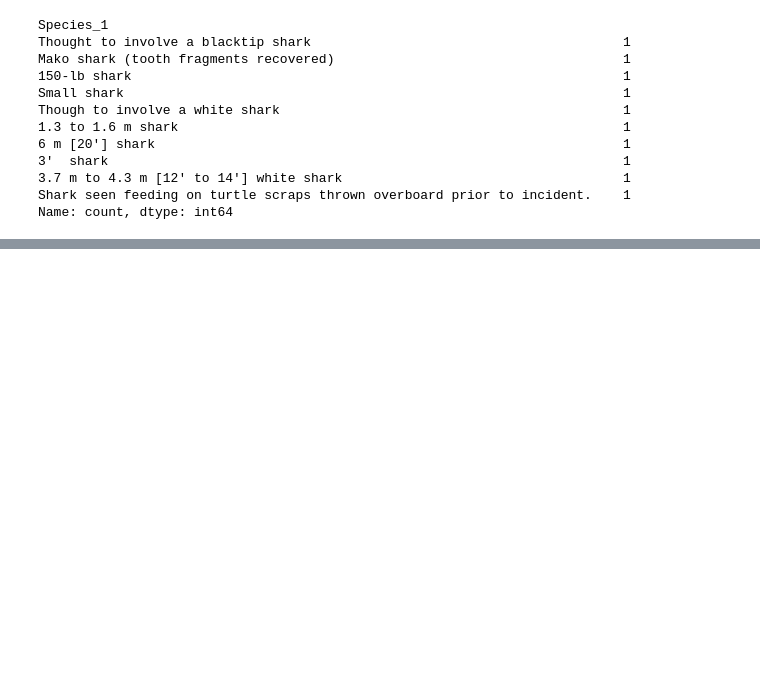
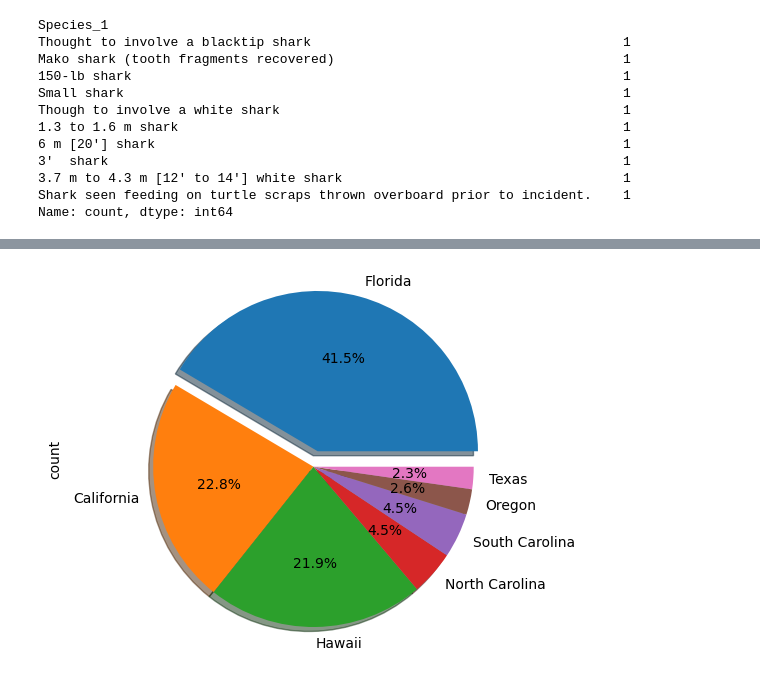
Before and after one commit to CourtneyCole123/Shark-Analysis-Team, a Jupyter notebook: Shark Data_Mohamed.ipynb, the cells around one changed output, grey strips where cells are left out. Cells and saved outputs as stored; diff of their text form; code cells hidden in the pictures; blank space fills up the shorter version.

```diff
--- a/Shark_Data_Jay.ipynb
+++ b/Shark Data_Mohamed.ipynb
@@ -612,0 +641,3 @@ NameError: name 'Attack_per_country' is not defined
+# %%
+Clean_USA_Shark_df=shark_clean_data_Geo_df.loc[shark_clean_data_Geo_df['country'] =='USA']
+Clean_USA_Shark_df.head(2)
@@ -612,0 +648,3 @@ NameError: name 'Attack_per_country' is not defined
+# %%
+pie_char_USA_df=Clean_USA_Shark_df["area"].value_counts().head(7)
+pie_char_USA_df
@@ -612,0 +661,10 @@ NameError: name 'Attack_per_country' is not defined
+# %%
+# Create pie chart focusing on top states in the USA where attack is prevalent
+explode = (0.1,0,0,0,0,0,0)
+pie_char_USA_df = pie_char_USA_df.plot(kind="pie", explode=explode,autopct="%1.1f%%", shadow=True)
+plt.axis("equal")
+
+plt.savefig("PyPies_SharkAttackUSA.png")
+plt.show()
+# %% [output]
+[figure, added]
```
Also changed, not shown: parts of 14 cells of this notebook.
